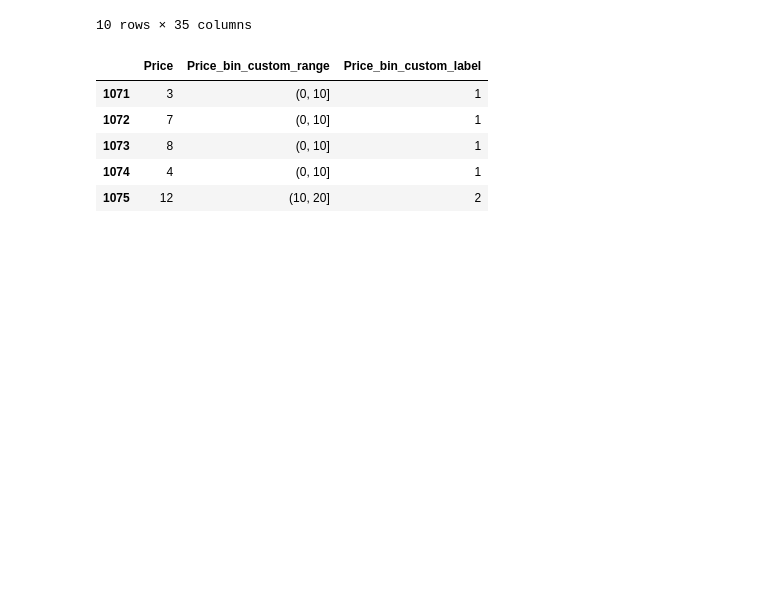
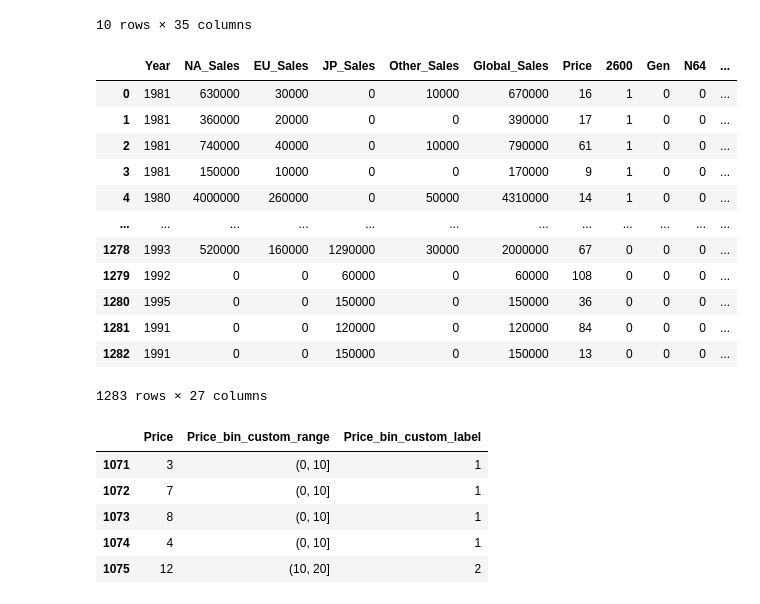
Before and after one commit to Nicole1701/video-game-prediction, a Jupyter notebook: notebooks/random_forest.ipynb, the cells around one changed output. Saved outputs shown, nothing was run; the diff lists cells and outputs as text; code cells hidden in the pictures; blank space fills up the shorter version.

```diff
--- a/notebooks/random_forest.ipynb
+++ b/notebooks/random_forest.ipynb
@@ -208,3 +206,23 @@ encoded_df = encoded_data.drop(columns =['Genre LabelCode','Platform LabelCode',
+# %%
+
+encoded_df = encoded.rename(columns = {'Platform_0': '2600', 'Platform_1': 'Gen', 'Platform_2':'N64', 'Platform_3':'NES', 'Platform_4':'PS', 'Platform_5':'SAT', 'Platform_6':'SCD', 'Platform_7':'SNES',
+                                       'Genre_0':'Action','Genre_1':'Adventure', 'Genre_2':'Fighting', 'Genre_3':'Misc', 'Genre_4':'Platform', 'Genre_5':'Puzzle', 'Genre_6':'Racing', 'Genre_7':'Role-Playing',
+                                       'Genre_8':'Shooter', 'Genre_9':'Simulation', 'Genre_10':'Sports', 'Genre_11':'Strategy'}, inplace = False)
+encoded_df
+# %% [output]
+|  | Year | NA_Sales | EU_Sales | JP_Sales | Other_Sales | Global_Sales | Price | 2600 | Gen | N64 | ... |
+| 0 | 1981 | 630000 | 30000 | 0 | 10000 | 670000 | 16 | 1 | 0 | 0 | ... |
+| 1 | 1981 | 360000 | 20000 | 0 | 0 | 390000 | 17 | 1 | 0 | 0 | ... |
+| 2 | 1981 | 740000 | 40000 | 0 | 10000 | 790000 | 61 | 1 | 0 | 0 | ... |
+| 3 | 1981 | 150000 | 10000 | 0 | 0 | 170000 | 9 | 1 | 0 | 0 | ... |
+| 4 | 1980 | 4000000 | 260000 | 0 | 50000 | 4310000 | 14 | 1 | 0 | 0 | ... |
+| ... | ... | ... | ... | ... | ... | ... | ... | ... | ... | ... | ... |
+| 1278 | 1993 | 520000 | 160000 | 1290000 | 30000 | 2000000 | 67 | 0 | 0 | 0 | ... |
+| 1279 | 1992 | 0 | 0 | 60000 | 0 | 60000 | 108 | 0 | 0 | 0 | ... |
+| 1280 | 1995 | 0 | 0 | 150000 | 0 | 150000 | 36 | 0 | 0 | 0 | ... |
+| 1281 | 1991 | 0 | 0 | 120000 | 0 | 120000 | 84 | 0 | 0 | 0 | ... |
+| 1282 | 1991 | 0 | 0 | 150000 | 0 | 150000 | 13 | 0 | 0 | 0 | ... |
+1283 rows × 27 columns
 # %%
 #create price bins to improve model
 bin_ranges = [0, 10, 20, 40, 80, 140]
```
Also changed, not shown: parts of 9 cells of this notebook, 2 other files.
